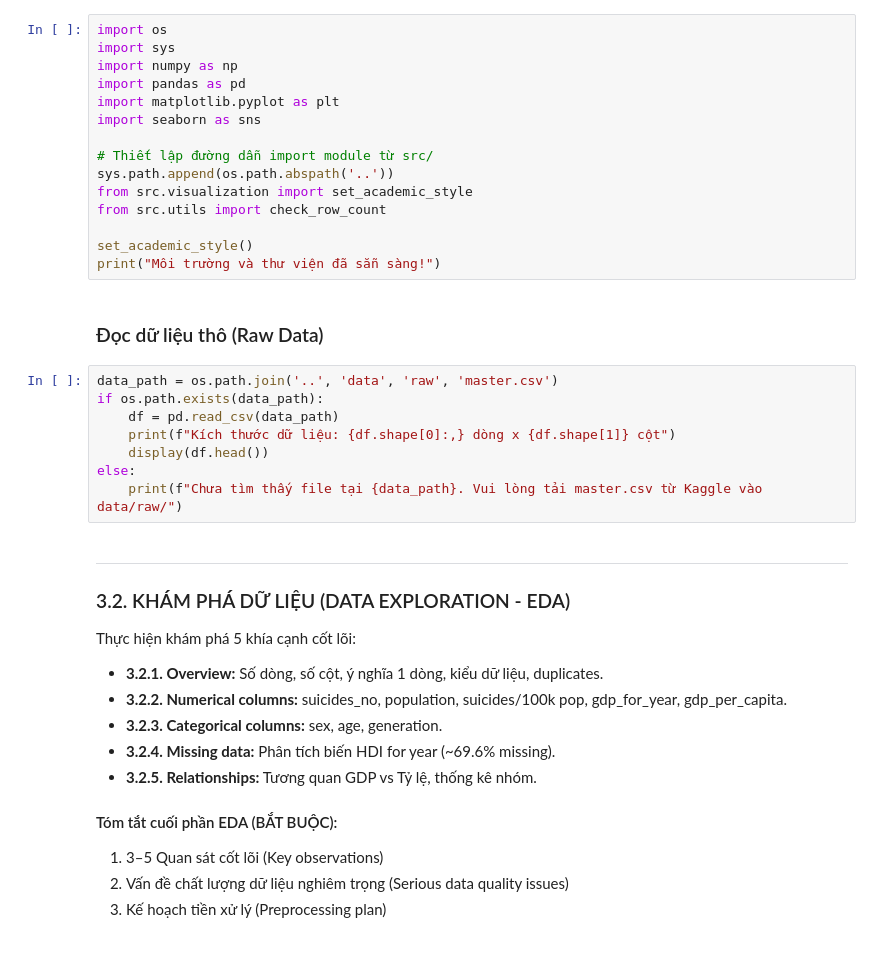
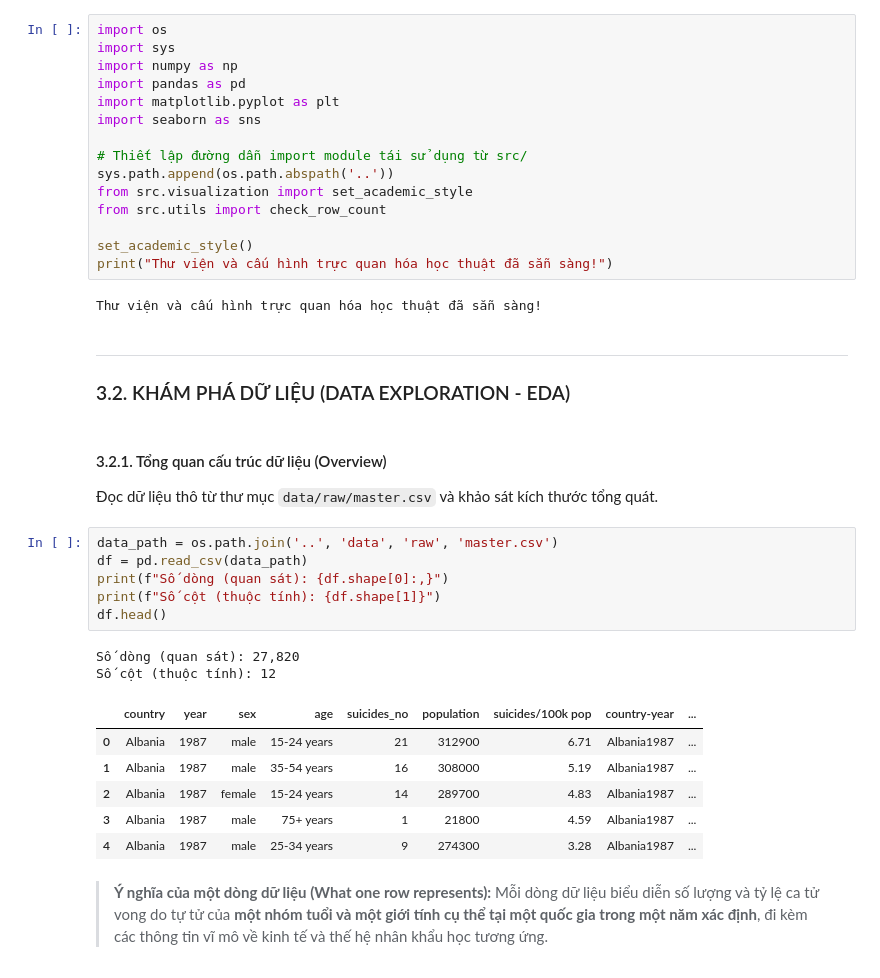
Before and after one commit to 24122039Kien/HCMUS_HKD_program_for_data_scientists, a Jupyter notebook: notebooks/01_collection_exploration.ipynb, the cells around one changed output. Drawn from its saved outputs; the diff is of its cells as text.

```diff
--- a/notebooks/01_collection_exploration.ipynb
+++ b/notebooks/01_collection_exploration.ipynb
@@ -21,34 +59,36 @@ import pandas as pd
 import matplotlib.pyplot as plt
 import seaborn as sns
 
-# Thiết lập đường dẫn import module từ src/
+# Thiết lập đường dẫn import module tái sử dụng từ src/
 sys.path.append(os.path.abspath('..'))
 from src.visualization import set_academic_style
 from src.utils import check_row_count
 
 set_academic_style()
-print("Môi trường và thư viện đã sẵn sàng!")
+print("Thư viện và cấu hình trực quan hóa học thuật đã sẵn sàng!")
+# %% [output]
+Thư viện và cấu hình trực quan hóa học thuật đã sẵn sàng!
-# %% [markdown]
-### Đọc dữ liệu thô (Raw Data)
+# %% [markdown]
+---
+### 3.2. KHÁM PHÁ DỮ LIỆU (DATA EXPLORATION - EDA)
+# %% [markdown]
+#### 3.2.1. Tổng quan cấu trúc dữ liệu (Overview)
+Đọc dữ liệu thô từ thư mục `data/raw/master.csv` và khảo sát kích thước tổng quát.
 # %%
 data_path = os.path.join('..', 'data', 'raw', 'master.csv')
-if os.path.exists(data_path):
-    df = pd.read_csv(data_path)
-    print(f"Kích thước dữ liệu: {df.shape[0]:,} dòng x {df.shape[1]} cột")
-    display(df.head())
-else:
-    print(f"Chưa tìm thấy file tại {data_path}. Vui lòng tải master.csv từ Kaggle vào data/raw/")
+df = pd.read_csv(data_path)
+print(f"Số dòng (quan sát): {df.shape[0]:,}")
+print(f"Số cột (thuộc tính): {df.shape[1]}")
+df.head()
+# %% [output]
+Số dòng (quan sát): 27,820
+Số cột (thuộc tính): 12
+|  | country | year | sex | age | suicides_no | population | suicides/100k pop | country-year | ... |
+| 0 | Albania | 1987 | male | 15-24 years | 21 | 312900 | 6.71 | Albania1987 | ... |
+| 1 | Albania | 1987 | male | 35-54 years | 16 | 308000 | 5.19 | Albania1987 | ... |
+| 2 | Albania | 1987 | female | 15-24 years | 14 | 289700 | 4.83 | Albania1987 | ... |
+| 3 | Albania | 1987 | male | 75+ years | 1 | 21800 | 4.59 | Albania1987 | ... |
+| 4 | Albania | 1987 | male | 25-34 years | 9 | 274300 | 3.28 | Albania1987 | ... |
-# %% [markdown]
----
-### 3.2. KHÁM PHÁ DỮ LIỆU (DATA EXPLORATION - EDA)
-Thực hiện khám phá 5 khía cạnh cốt lõi:
-- **3.2.1. Overview:** Số dòng, số cột, ý nghĩa 1 dòng, kiểu dữ liệu, duplicates.
-- **3.2.2. Numerical columns:** suicides_no, population, suicides/100k pop, gdp_for_year, gdp_per_capita.
-- **3.2.3. Categorical columns:** sex, age, generation.
-- **3.2.4. Missing data:** Phân tích biến HDI for year (~69.6% missing).
-- **3.2.5. Relationships:** Tương quan GDP vs Tỷ lệ, thống kê nhóm.
-
-#### Tóm tắt cuối phần EDA (BẮT BUỘC):
-1. 3–5 Quan sát cốt lõi (Key observations)
-2. Vấn đề chất lượng dữ liệu nghiêm trọng (Serious data quality issues)
-3. Kế hoạch tiền xử lý (Preprocessing plan)
+# %% [markdown]
+> **Ý nghĩa của một dòng dữ liệu (What one row represents):**
+> Mỗi dòng dữ liệu biểu diễn số lượng và tỷ lệ ca tử vong do tự tử của **một nhóm tuổi và một giới tính cụ thể tại một quốc gia trong một năm xác định**, đi kèm các thông tin vĩ mô về kinh tế và thế hệ nhân khẩu học tương ứng.
```
Also changed, not shown: parts of 14 cells of this notebook, 8 other files.
